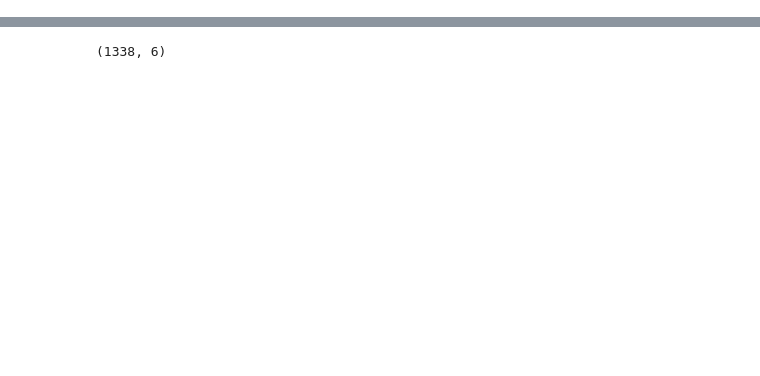
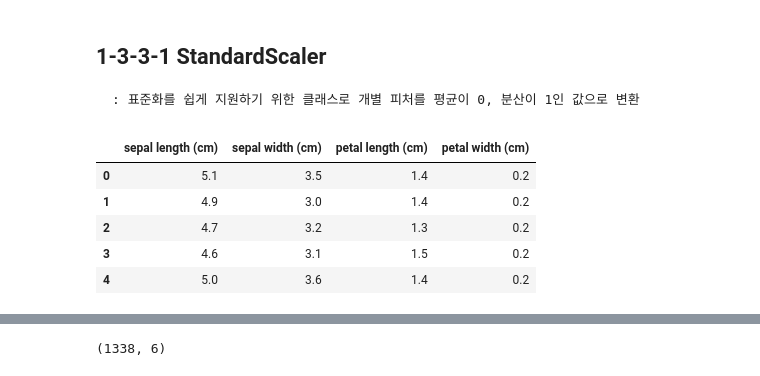
Before and after one commit to zerosum99/nh_lecture, a Jupyter notebook: nhfire-main_final/데이터분석_1교시_머신러닝패키지_보험청구금액.ipynb, the cells around one changed output, grey strips where cells are left out. Cells and saved outputs as stored; diff of their text form; code cells hidden in the pictures; blank space fills up the shorter version.

```diff
--- a/nhfire-main_final/데이터분석_1교시_1_보험청구비용.ipynb
+++ b/nhfire-main_final/데이터분석_1교시_머신러닝패키지_보험청구금액.ipynb
@@ -3,0 +209,19 @@ import numpy as np
+# %% [markdown]
+## 1-3-3-1 StandardScaler
+    : 표준화를 쉽게 지원하기 위한 클래스로 개별 피처를 평균이 0, 분산이 1인 값으로 변환
+# %%
+from sklearn.datasets import load_iris
+import pandas as pd
+
+# 붓꽃 데이터 세트 로딩하고 데이터 프레임으로 변환
+iris = load_iris()
+iris_data = iris.data
+iris_df = pd.DataFrame(data=iris_data, columns = iris.feature_names)
+iris_df.head()
+# %% [output]
+|  | sepal length (cm) | sepal width (cm) | petal length (cm) | petal width (cm) |
+| 0 | 5.1 | 3.5 | 1.4 | 0.2 |
+| 1 | 4.9 | 3.0 | 1.4 | 0.2 |
+| 2 | 4.7 | 3.2 | 1.3 | 0.2 |
+| 3 | 4.6 | 3.1 | 1.5 | 0.2 |
+| 4 | 5.0 | 3.6 | 1.4 | 0.2 |
```
Also changed, not shown: parts of 76 cells of this notebook, 1 other file.
